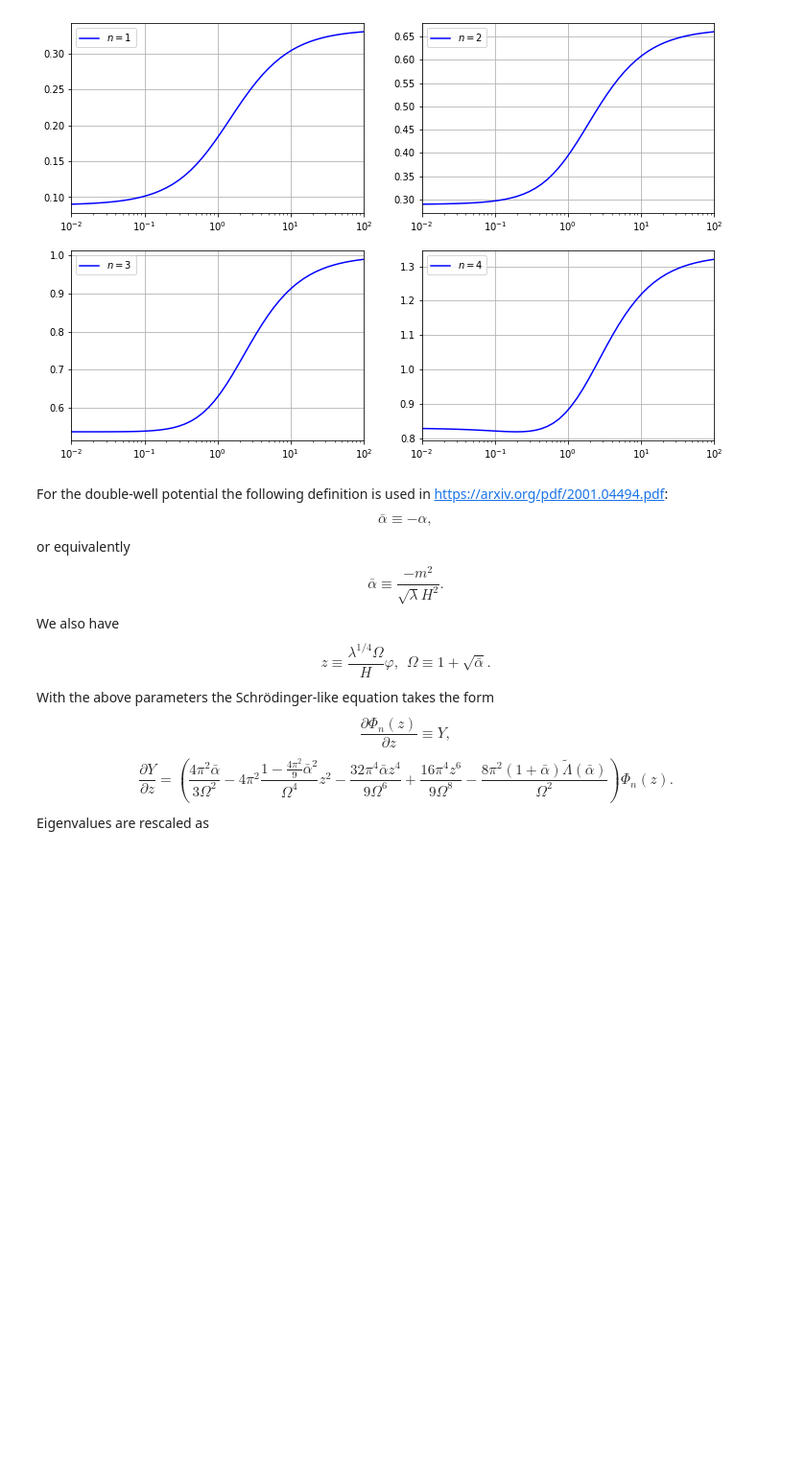
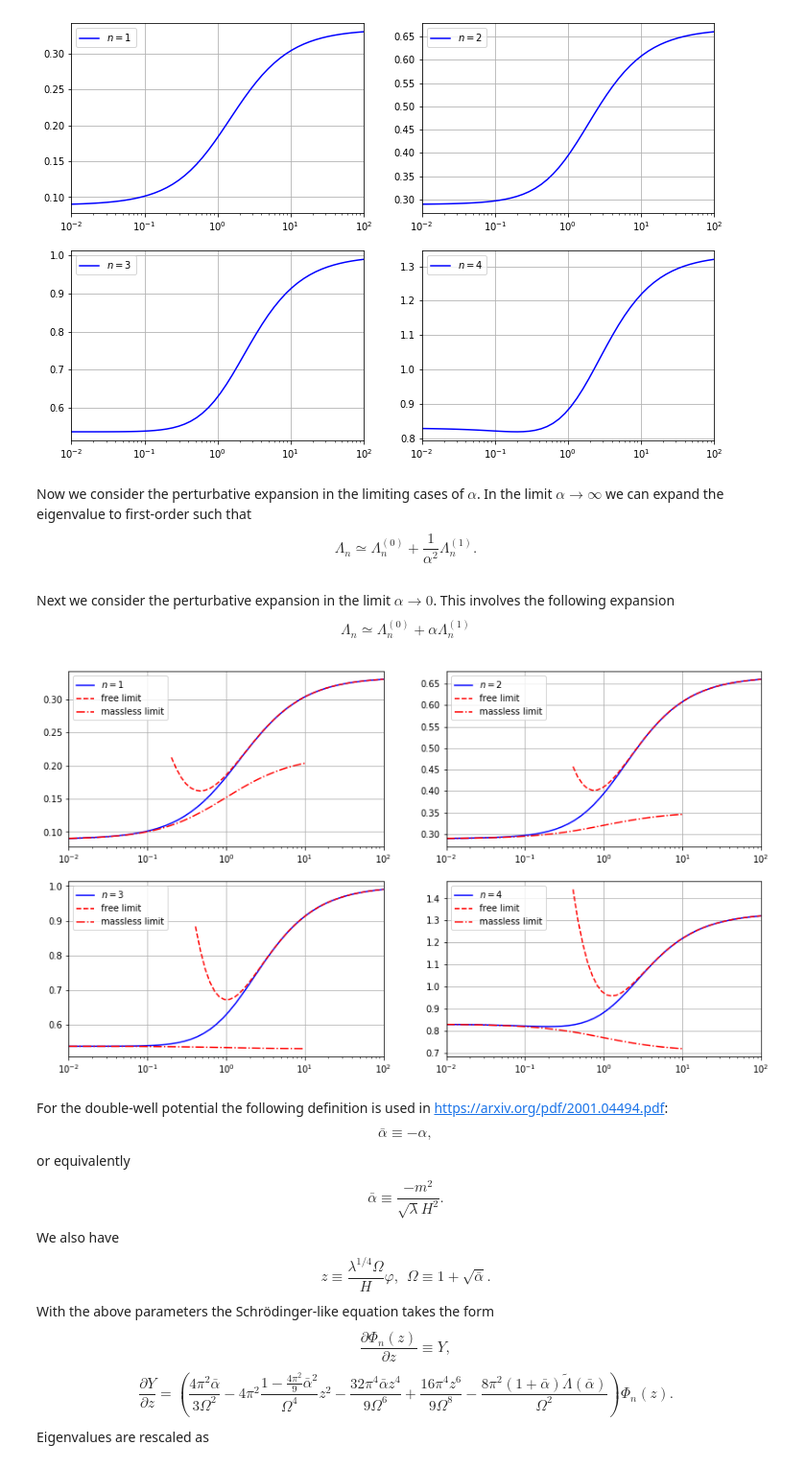
Before and after one commit to oleksiysmola/MSci-Project-Solving-the-Fokker-Planck-equation, a Jupyter notebook: Quartic Potential.ipynb, the cells around one changed output. Shown: that part at 96% size. Drawn from its saved outputs; the diff is of its cells as text; code cells hidden in the pictures; blank space fills up the shorter version.

```diff
--- a/Quartic Potential.ipynb
+++ b/Quartic Potential.ipynb
@@ -863,3 +863,6 @@ ax3.legend()
 # %% [output]
 <matplotlib.legend.Legend at 0x...>
 [figure]
+# %% [markdown]
+Now we consider the perturbative expansion in the limiting cases of $\alpha$. In the limit $\alpha \rightarrow \infty$ we can expand the eigenvalue to first-order such that
+$$ \Lambda_n \simeq \Lambda^{(0)}_n + \frac{1}{\alpha^2}\Lambda^{(1)}_n. $$
@@ -866,3 +883,69 @@ ax3.legend()
+# %% [markdown]
+Next we consider the perturbative expansion in the limit $\alpha \rightarrow 0$. This involves the following expansion
+$$ \Lambda_n \simeq \Lambda^{(0)}_n + \alpha\Lambda^{(1)}_n $$
+# %%
+# Define parameters for range of alpha values
+alpha_massless = np.logspace(-2, 1, 50)
+mass_squared = 1
+self_coupling = (mass_squared/(alpha_free*hubble_rate**2))**2
+
+# Applies the massless approximation
+massless_eigenvalue = np.zeros(np.shape(eigenvalue_order_0))
+massless_eigenvalue[:, 0] = 0.08892*np.sqrt(self_coupling)*hubble_rate + 0.21478*np.sqrt(self_coupling)*hubble_rate*alpha_massless
+massless_eigenvalue[:, 0] = massless_eigenvalue[:, 0]/(np.sqrt(self_coupling)*hubble_rate*(1 + alpha_massless))
+massless_eigenvalue[:, 1] = 0.28938*np.sqrt(self_coupling)*hubble_rate + 0.35152*np.sqrt(self_coupling)*hubble_rate*alpha_massless
+massless_eigenvalue[:, 1] = massless_eigenvalue[:, 1]/(np.sqrt(self_coupling)*hubble_rate*(1 + alpha_massless))
+massless_eigenvalue[:, 2] = 0.53667*np.sqrt(self_coupling)*hubble_rate + 0.52930*np.sqrt(self_coupling)*hubble_rate*alpha_massless
+massless_eigenvalue[:, 2] = massless_eigenvalue[:, 2]/(np.sqrt(self_coupling)*hubble_rate*(1 + alpha_massless))
+massless_eigenvalue[:, 3] = 0.82895*np.sqrt(self_coupling)*hubble_rate + 0.70696*np.sqrt(self_coupling)*hubble_rate*alpha_massless
+massless_eigenvalue[:, 3] = massless_eigenvalue[:, 3]/(np.sqrt(self_coupling)*hubble_rate*(1 + alpha_massless))
+# %%
+# Plotting
+fig = plt.figure(figsize=(14, 8))
+
+# n = 1
+ax0 = fig.add_subplot(2, 2, 1)
+ax0.grid()
+ax0.set_xlim(1e-2, 1e2)
+ax0.set_xscale("log")
+ax0.plot(alpha, eigenvalues_1, "b", label="$n=1$")
+ax0.plot(alpha_free[5:], free_eigenvalue[5:, 0], "r--", label="free limit")
+ax0.plot(alpha_massless, massless_eigenvalue[:, 0], "r-.", label="massless limit")
+ax0.legend()
+
+# n = 2
+ax1 = fig.add_subplot(2, 2, 2)
+ax1.grid()
+ax1.set_xlim(1e-2, 1e2)
+ax1.set_xscale("log")
+ax1.plot(alpha, eigenvalues_2, "b", label="$n=2$")
+ax1.plot(alpha_free[10:], free_eigenvalue[10:, 1], "r--", label="free limit")
+ax1.plot(alpha_massless, massless_eigenvalue[:, 1], "r-.", label="massless limit")
+ax1.legend()
+
+# n = 3
+ax2 = fig.add_subplot(2, 2, 3)
+ax2.grid()
+ax2.set_xlim(1e-2, 1e2)
+ax2.set_xscale("log")
+ax2.plot(alpha, eigenvalues_3, "b", label="$n=3$")
+ax2.plot(alpha_free[10:], free_eigenvalue[10:, 2], "r--", label="free limit")
+ax2.plot(alpha_massless, massless_eigenvalue[:, 2], "r-.", label="massless limit")
+ax2.legend()
+
+# n = 4
+ax3 = fig.add_subplot(2, 2 ,4)
+ax3.grid()
+ax3.set_xlim(1e-2, 1e2)
+ax3.set_xscale("log")
+ax3.plot(alpha, eigenvalues_4, "b", label="$n=4$")
+ax3.plot(alpha_free[10:], free_eigenvalue[10:, 3], "r--", label="free limit")
+ax3.plot(alpha_massless, massless_eigenvalue[:, 3], "r-.", label="massless limit")
+ax3.legend()
+
+plt.savefig("eigenvalues.pdf")
+# %% [output]
+[figure, added]
 # %% [markdown]
 For the double-well potential the following definition is used in https://arxiv.org/pdf/2001.04494.pdf:
 $$\bar{\alpha} \equiv -\alpha, $$
```
Also changed, not shown: parts of 4 cells of this notebook, 1 other file.
